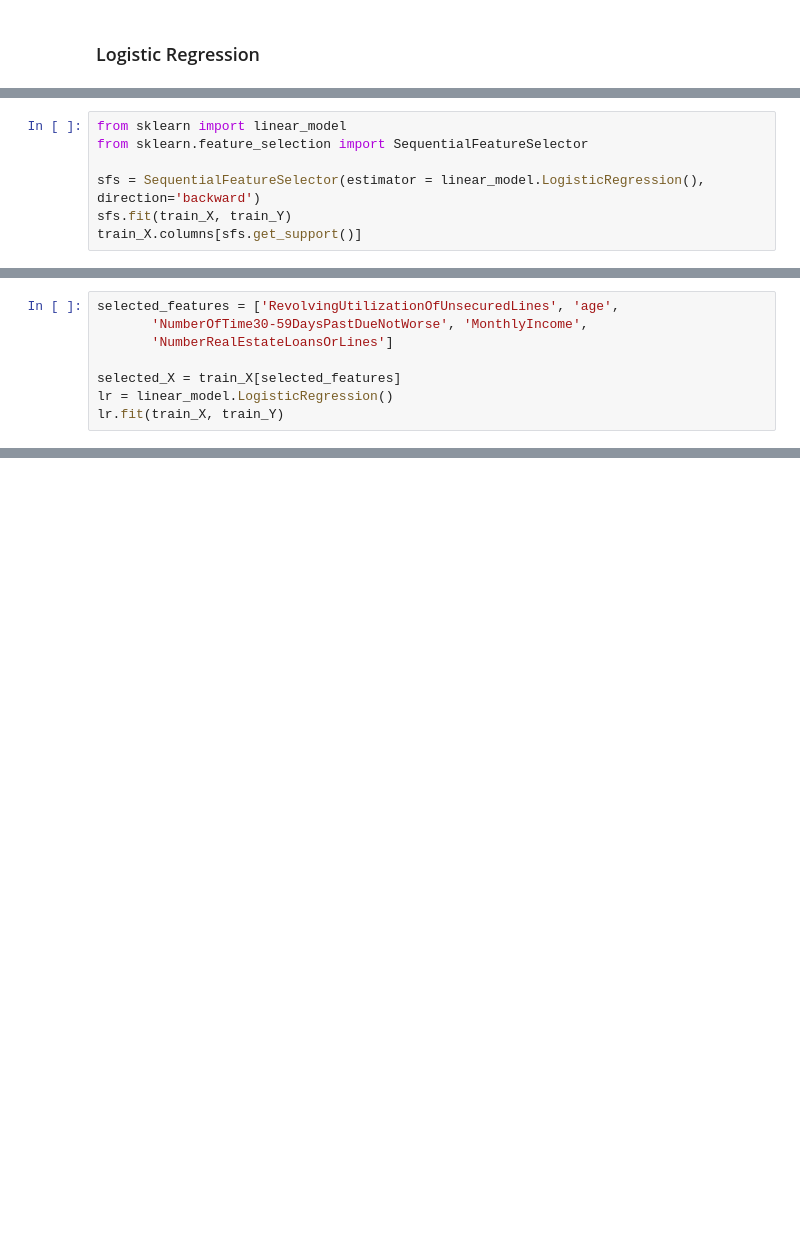
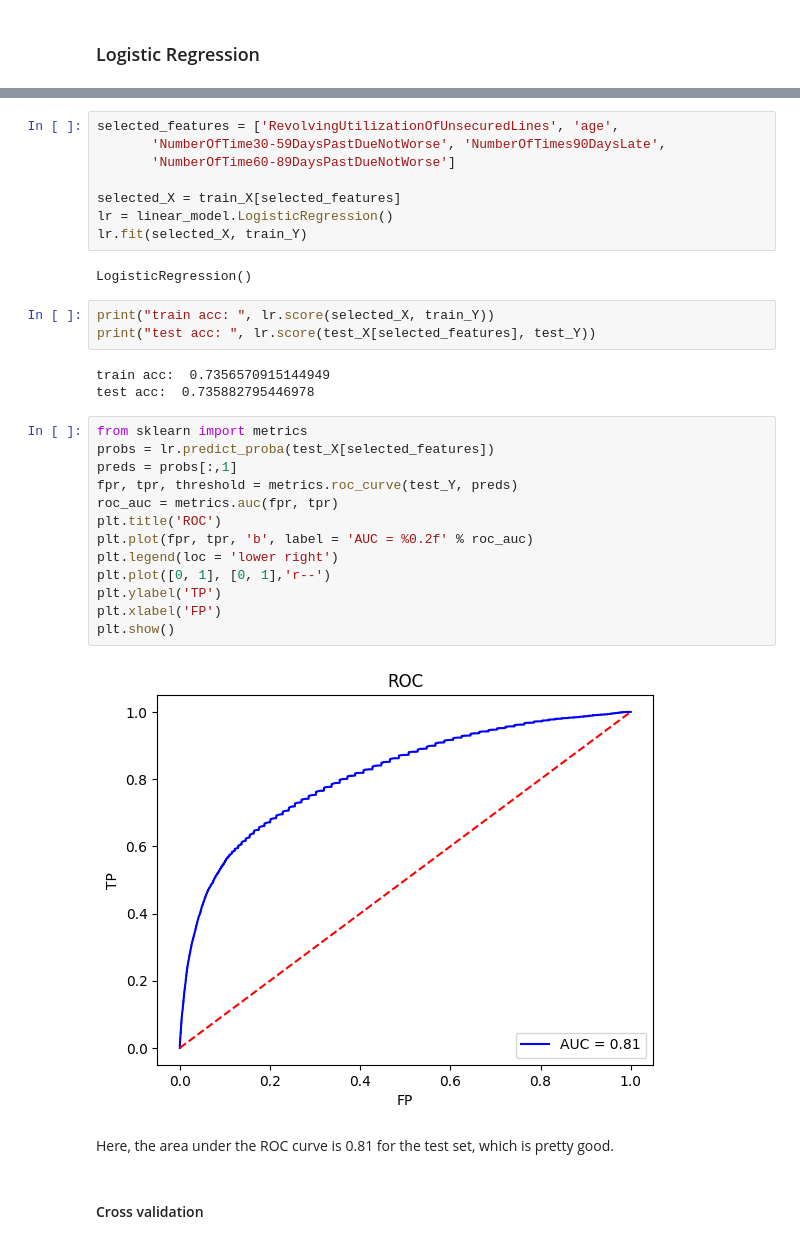
Before and after one commit to HenryLiang-123/binance_assessment, a Jupyter notebook: give_me_credit.ipynb, the cells around one changed output, grey strips where cells are left out. Drawn from its saved outputs; the diff is of its cells as text; blank space fills up the shorter version.

```diff
--- a/give_me_credit.ipynb
+++ b/give_me_credit.ipynb
@@ -236,7 +277,0 @@ This is the most simple of classification algorithm. We will use this to establi
-# %%
-from sklearn import linear_model
-from sklearn.feature_selection import SequentialFeatureSelector
-
-sfs = SequentialFeatureSelector(estimator = linear_model.LogisticRegression(), direction='backward')
-sfs.fit(train_X, train_Y)
-train_X.columns[sfs.get_support()]
@@ -245,8 +277,0 @@ KeyboardInterrupt:
-# %%
-selected_features = ['RevolvingUtilizationOfUnsecuredLines', 'age',
-       'NumberOfTime30-59DaysPastDueNotWorse', 'MonthlyIncome',
-       'NumberRealEstateLoansOrLines']
-
-selected_X = train_X[selected_features]
-lr = linear_model.LogisticRegression()
-lr.fit(train_X, train_Y)
@@ -323,0 +290,35 @@ Counter({0: 27030, 1: 13515})
+# %%
+selected_features = ['RevolvingUtilizationOfUnsecuredLines', 'age',
+       'NumberOfTime30-59DaysPastDueNotWorse', 'NumberOfTimes90DaysLate',
+       'NumberOfTime60-89DaysPastDueNotWorse']
+
+selected_X = train_X[selected_features]
+lr = linear_model.LogisticRegression()
+lr.fit(selected_X, train_Y)
+# %% [output]
+LogisticRegression()
+# %%
+print("train acc: ", lr.score(selected_X, train_Y))
+print("test acc: ", lr.score(test_X[selected_features], test_Y))
+# %% [output]
+train acc:  0.7356570915144949
+test acc:  0.735882795446978
+# %%
+from sklearn import metrics
+probs = lr.predict_proba(test_X[selected_features])
+preds = probs[:,1]
+fpr, tpr, threshold = metrics.roc_curve(test_Y, preds)
+roc_auc = metrics.auc(fpr, tpr)
+plt.title('ROC')
+plt.plot(fpr, tpr, 'b', label = 'AUC = %0.2f' % roc_auc)
+plt.legend(loc = 'lower right')
+plt.plot([0, 1], [0, 1],'r--')
+plt.ylabel('TP')
+plt.xlabel('FP')
+plt.show()
+# %% [output]
+[figure, added]
+# %% [markdown]
+Here, the area under the ROC curve is 0.81 for the test set, which is pretty good.
+# %% [markdown]
+#### Cross validation
```
Also changed, not shown: parts of 47 cells of this notebook, 2 other files.
